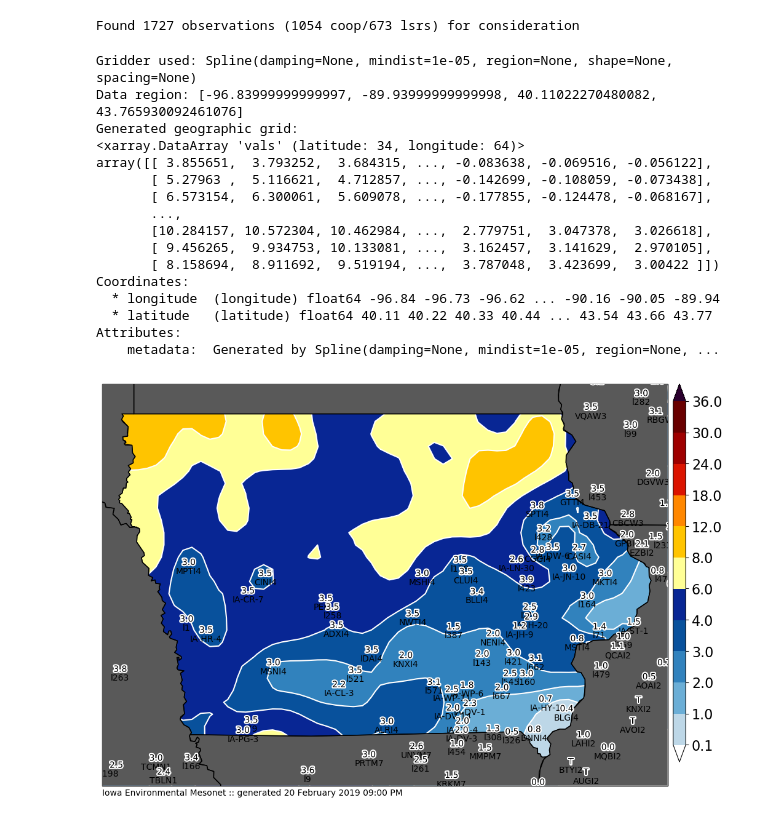
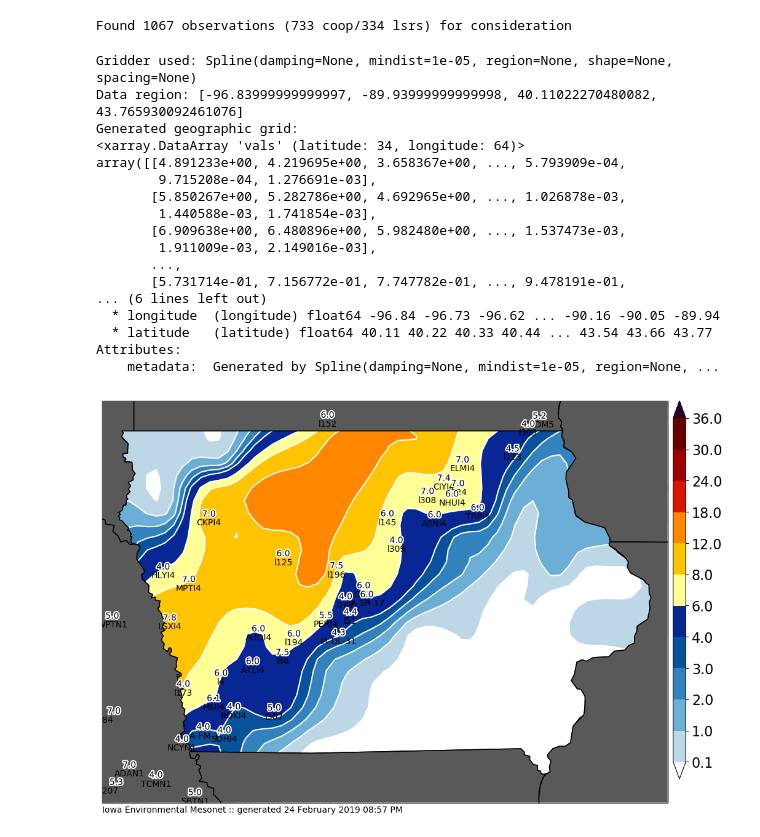
Before and after one commit to akrherz/DEV, a Jupyter notebook: coop/feature_snowfall_analysis.ipynb, the cells around one changed output. Drawn from its saved outputs; the diff is of its cells as text; code cells hidden in the pictures.

```diff
--- a/coop/feature_snowfall_analysis.ipynb
+++ b/coop/feature_snowfall_analysis.ipynb
@@ -81,8 +81,8 @@ def get_coop(dates):
     IEM.close()
     return data
 
-crows = get_coop( ['2019-02-20', '2019-02-21'] )
-sts = utc(2019, 2, 20, 13)
+crows = get_coop( ['2019-02-24', '2019-02-25'] )
+sts = utc(2019, 2, 24, 10)
 ets = utc(2019, 2, 28, 12, 0)
 lrows = get_lsrs(sts, ets)
 
@@ -126,29 +126,37 @@ dfall = df
 #    dfall = pd.concat([df, pd.DataFrame(newrows)], ignore_index=True)
 dfall.set_index('label', inplace=True)
 # %% [output]
-Found 1727 observations (1054 coop/673 lsrs) for consideration
+Found 1067 observations (733 coop/334 lsrs) for consideration
 # %%
-cull = ['BRCM5', 'IA-PL-8', 'HSII4', 'l287', 'OSKI4', 'MABM5', 'AUDI4', 'l228', 'l615', 'OAKI4', 'IA-PA-6']
+cull = []
 if cull:
     dfall.at[cull, 'useme'] = False
 
 hardcode = [
-    ['OSAI4', 6.0],
-    ['MZUI4', 3.5],
-    ['GRII4', 4.0],
-    ['NWTI4', 3.5],
-    ['IDAI4', 3.5],
-    ['WHTI4', 5.5],
-    ['IA-KS-5', 5.5],
-    ['l205', 5.0],
-    ['l494', 5.7],
-    ['l336', 5.5],
-    ['l544', 5.5],
+    ['SIBI4', 0.5],
+    ['DEMS2', 0.78],
+    ['l4', 6.0],
+    ['PERI4', 5.5],
+    ['ALRI4', 0.0001],
+    ['NENI4', 0.0001],
+    ['BRKI4', 0.2],
+    ['GTTI4', 1.5],
+    ['VOLI4', 1.0],
+    ['SHDI4', 1.0],
+    ['RKWI4', 8.0],
+    ['l178', 8.0],
+    ['l196', 7.5],
+    ['l256', 8.5],
+    ['l113', 8.0],
+
 
 ]
 
 
 for sid, val in hardcode:
+    if sid not in dfall.index:
+        print("%s was not found in index" % (sid, ))
+        continue
     dfall.at[sid, 'val'] = val
     dfall.at[sid, 'datalabel'] = nice(val)
 
@@ -184,42 +192,43 @@ print("Gridder used:", grd)
 
 # Get the grid region in geographic coordinates
 region = [min(ll[0], ul[0]), max(lr[0], ur[0]), min(ll[1], ul[1]), max(ul[1], ur[1])]
 print("Data region:", region)
 
 grid = grd.grid(
     region=region,
     spacing=spacing / 3.,
     projection=projection,
     dims=["latitude", "longitude"],
     data_names=["vals"],
 )
 print("Generated geographic grid:")
 print(grid.vals)
 m.contourf(grid.longitude, grid.latitude, grid.vals, clevs, cmap=cmap)
-df_useme_plot = df_useme[(df_useme['val']>=0) & (df_useme['val']<4)]
+df_useme_plot = df_useme[(df_useme['val']>=4) & (df_useme['val']<8)]
 m.plot_values(
     df_useme_plot['lon'], df_useme_plot['lat'], df_useme_plot['datalabel'],
     '%s', labels=df_useme_plot.index.values,
     textsize=10, labeltextsize=10, labelbuffer=0)
 m.postprocess(filename='test.png')
 # %% [output]
 Gridder used: Spline(damping=None, mindist=1e-05, region=None, shape=None, spacing=None)
 Data region: [-96.83999999999997, -89.93999999999998, 40.11022270480082, 43.765930092461076]
 Generated geographic grid:
 <xarray.DataArray 'vals' (latitude: 34, longitude: 64)>
-array([[ 3.855651,  3.793252,  3.684315, ..., -0.083638, -0.069516, -0.056122],
-       [ 5.27963 ,  5.116621,  4.712857, ..., -0.142699, -0.108059, -0.073438],
-       [ 6.573154,  6.300061,  5.609078, ..., -0.177855, -0.124478, -0.068167],
+array([[4.891233e+00, 4.219695e+00, 3.658367e+00, ..., 5.793909e-04,
+        9.715208e-04, 1.276691e-03],
+       [5.850267e+00, 5.282786e+00, 4.692965e+00, ..., 1.026878e-03,
+        1.440588e-03, 1.741854e-03],
+       [6.909638e+00, 6.480896e+00, 5.982480e+00, ..., 1.537473e-03,
+        1.911009e-03, 2.149016e-03],
        ...,
-       [10.284157, 10.572304, 10.462984, ...,  2.779751,  3.047378,  3.026618],
-       [ 9.456265,  9.934753, 10.133081, ...,  3.162457,  3.141629,  2.970105],
-       [ 8.158694,  8.911692,  9.519194, ...,  3.787048,  3.423699,  3.00422 ]])
-Coordinates:
+       [5.731714e-01, 7.156772e-01, 7.747782e-01, ..., 9.478191e-01,
+... (6 lines left out)
   * longitude  (longitude) float64 -96.84 -96.73 -96.62 ... -90.16 -90.05 -89.94
   * latitude   (latitude) float64 40.11 40.22 40.33 40.44 ... 43.54 43.66 43.77
 Attributes:
     metadata:  Generated by Spline(damping=None, mindist=1e-05, region=None, ...
-[figure, old version]
+[figure, new version]
 # %%
 # now we are ready to plot!
 
```
Also changed, not shown: parts of 2 cells of this notebook.
